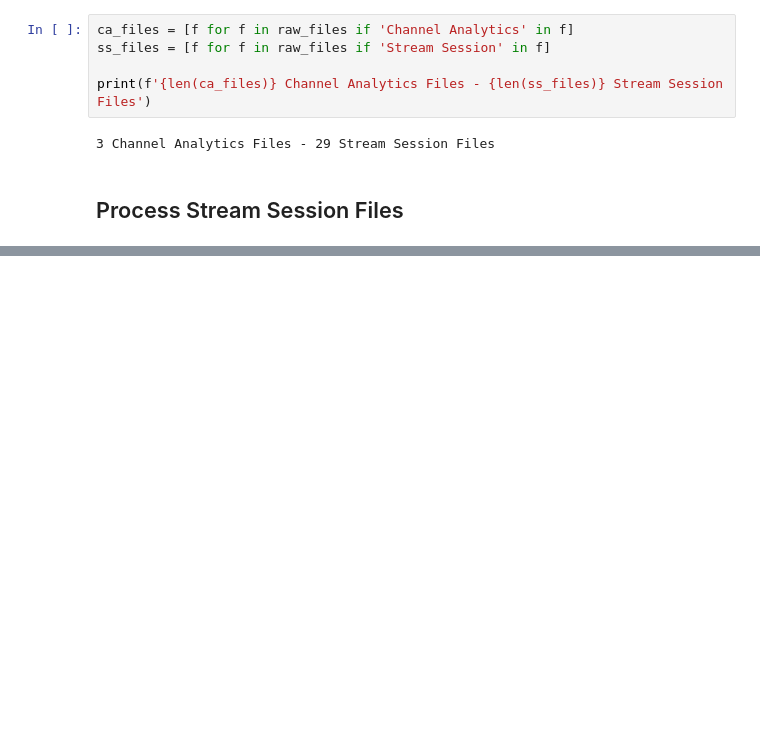
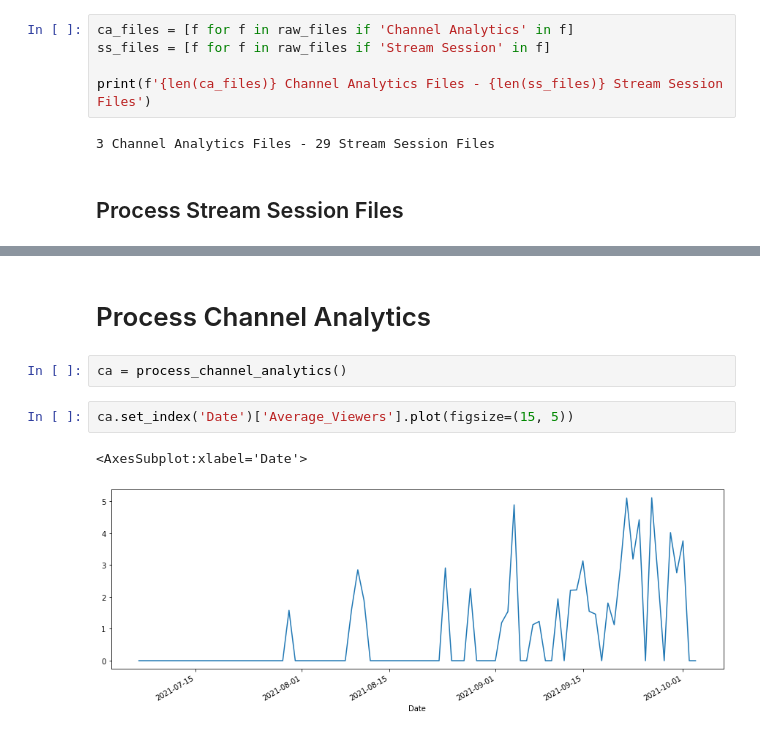
Before and after one commit to RobMulla/ms-twitch-stats, a Jupyter notebook: notebooks/001-Data_Cleaning.ipynb, the cells around one changed output, grey strips where cells are left out. Drawn from its saved outputs; the diff is of its cells as text; blank space fills up the shorter version.

Commit message:
add channel analytics to cleaning

```diff
--- a/notebooks/001-Data_Cleaning.ipynb
+++ b/notebooks/001-Data_Cleaning.ipynb
@@ -39,3 +40,12 @@ ss.head()
 | 2 | Stream Session from 9_3_2021 to 9... | 2021-09-03 22:25:00 | 1 | 0 | 0 | 0 | 0 | 0 | ... |
 | 3 | Stream Session from 9_3_2021 to 9... | 2021-09-03 22:30:00 | 1 | 0 | 0 | 0 | 0 | 0 | ... |
 | 4 | Stream Session from 9_3_2021 to 9... | 2021-09-03 22:35:00 | 1 | 0 | 0 | 0 | 0 | 0 | ... |
+# %% [markdown]
+# Process Channel Analytics
+# %%
+ca = process_channel_analytics()
+# %%
+ca.set_index('Date')['Average_Viewers'].plot(figsize=(15, 5))
+# %% [output]
+<AxesSubplot:xlabel='Date'>
+[figure, added]
```
Also changed, not shown: parts of 8 cells of this notebook.
